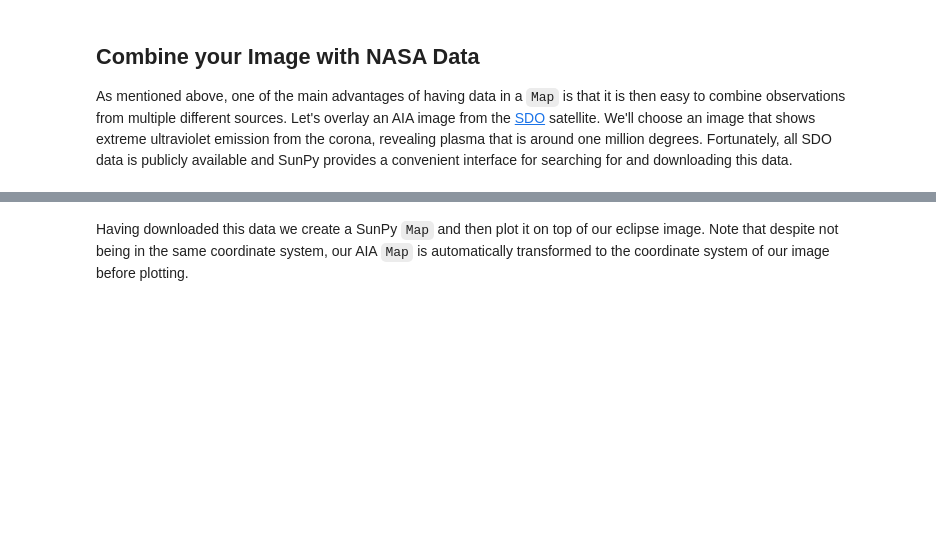
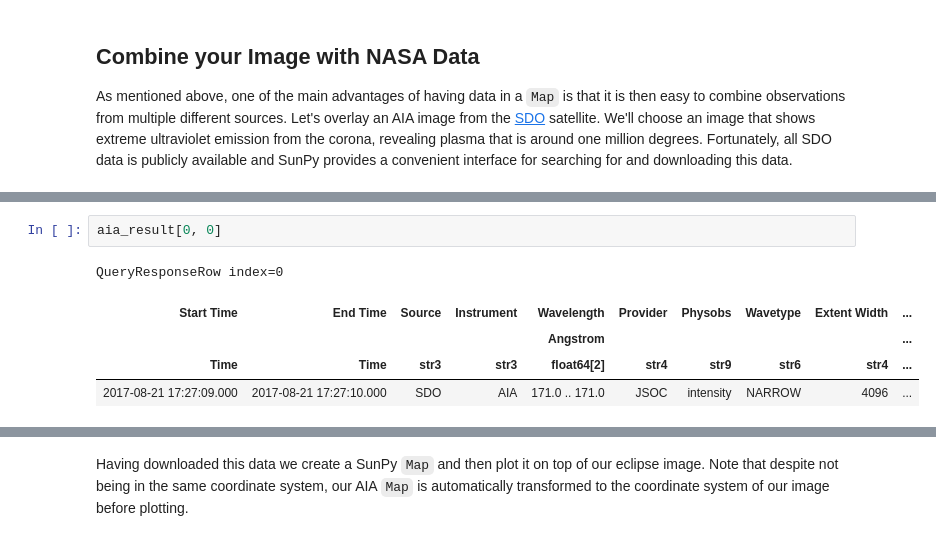
Before and after one commit to sunpy/sunpy.org, a Jupyter notebook: posts/2024/2024-04-03-eclipse.ipynb, the cells around one changed output, grey strips where cells are left out. Cells and saved outputs as stored; diff of their text form; blank space fills up the shorter version.

```diff
--- a/posts/2024/2024-04-03-eclipse.ipynb
+++ b/posts/2024/2024-04-03-eclipse.ipynb
@@ -301 +343,9 @@ print(aia_result)
+# %%
+aia_result[0, 0]
+# %% [output]
+QueryResponseRow index=0
+| Start Time | End Time | Source | Instrument | Wavelength | Provider | Physobs | Wavetype | Extent Width | ... |
+|  |  |  |  | Angstrom |  |  |  |  | ... |
+| Time | Time | str3 | str3 | float64[2] | str4 | str9 | str6 | str4 | ... |
+| 2017-08-21 17:27:09.000 | 2017-08-21 17:27:10.000 | SDO | AIA | 171.0 .. 171.0 | JSOC | intensity | NARROW | 4096 | ... |
 # %%
```
Also changed, not shown: parts of 15 cells of this notebook.
